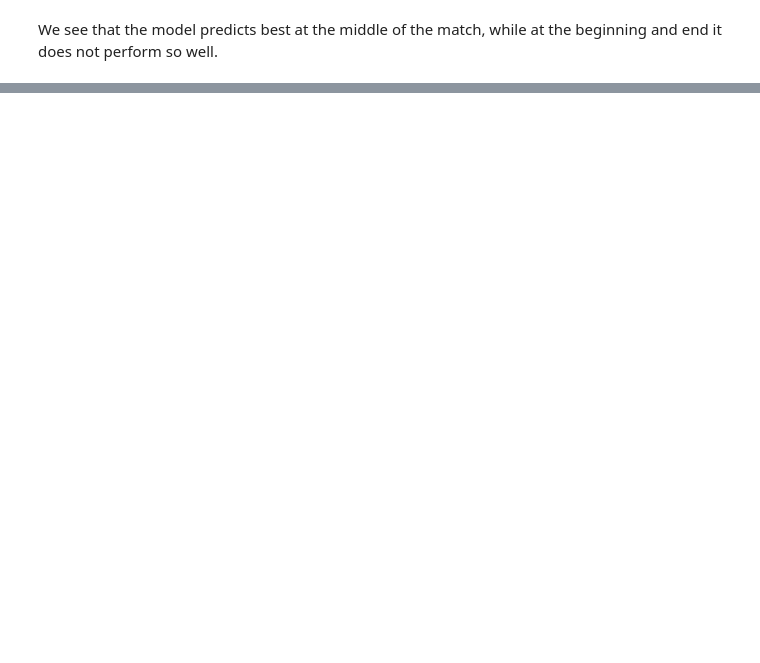
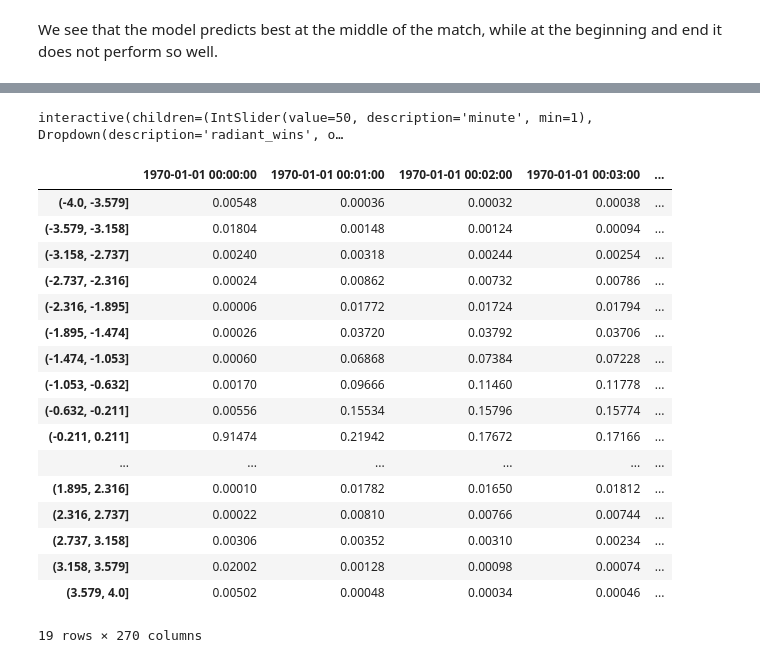
Before and after one commit to nshahpazov/dota-notebooks, a Jupyter notebook: notebooks/real-time-dota-prediction.ipynb, the cells around one changed output, grey strips where cells are left out. Saved outputs shown, nothing was run; the diff lists cells and outputs as text; code cells hidden in the pictures; blank space fills up the shorter version.

```diff
--- a/notebooks/real-time-dota-prediction.ipynb
+++ b/notebooks/real-time-dota-prediction.ipynb
@@ -193,18 +194,5 @@ def show_hist_of_winners(minute = (1, 100), radiant_wins = [True, False], featur
     ts_to_show = df[mask].iloc[:, minute]
     g = sns.distplot(ts_to_show)
     g.set(xlabel=f'mean is {round(ts_to_show.mean(), 4)}', ylabel='Teams win probability');
-
-def binize(df, minumum, maximum, n_bins=20):
-    bins = np.linspace(minimum, maximum, n_bins)
-    binned_df = pd.DataFrame(columns=df.columns)
-
-    for col in df.columns:
-        binned_df[col] = pd.cut(df[col], bins)
-
-    categories, _ = pd.cut(df.iloc[:, 1], bins, retbins=True)
-    return (bins, categories)
-
-binned_gold_df, bin_categories = binize(gold_diff_std_df, -4, 4)
-# binned_xp_df  = binize(xp_diff_std_df, -4, 4)
-# bins = pd.cut(df[col], bins)
-gold_diff_df
+# %% [output]
+interactive(children=(IntSlider(value=50, description='minute', min=1), Dropdown(description='radiant_wins', o…
@@ -210,0 +209,24 @@ gold_diff_df
+# %%
+# fill the transition matrix
+# times_index = gold_diff_std_df.columns
+# for i in times_index[:-1]:
+res
+# %% [output]
+|  | 1970-01-01 00:00:00 | 1970-01-01 00:01:00 | 1970-01-01 00:02:00 | 1970-01-01 00:03:00 | ... |
+| (-4.0, -3.579] | 0.00548 | 0.00036 | 0.00032 | 0.00038 | ... |
+| (-3.579, -3.158] | 0.01804 | 0.00148 | 0.00124 | 0.00094 | ... |
+| (-3.158, -2.737] | 0.00240 | 0.00318 | 0.00244 | 0.00254 | ... |
+| (-2.737, -2.316] | 0.00024 | 0.00862 | 0.00732 | 0.00786 | ... |
+| (-2.316, -1.895] | 0.00006 | 0.01772 | 0.01724 | 0.01794 | ... |
+| (-1.895, -1.474] | 0.00026 | 0.03720 | 0.03792 | 0.03706 | ... |
+| (-1.474, -1.053] | 0.00060 | 0.06868 | 0.07384 | 0.07228 | ... |
+| (-1.053, -0.632] | 0.00170 | 0.09666 | 0.11460 | 0.11778 | ... |
+| (-0.632, -0.211] | 0.00556 | 0.15534 | 0.15796 | 0.15774 | ... |
+| (-0.211, 0.211] | 0.91474 | 0.21942 | 0.17672 | 0.17166 | ... |
+| ... | ... | ... | ... | ... | ... |
+| (1.895, 2.316] | 0.00010 | 0.01782 | 0.01650 | 0.01812 | ... |
+| (2.316, 2.737] | 0.00022 | 0.00810 | 0.00766 | 0.00744 | ... |
+| (2.737, 3.158] | 0.00306 | 0.00352 | 0.00310 | 0.00234 | ... |
+| (3.158, 3.579] | 0.02002 | 0.00128 | 0.00098 | 0.00074 | ... |
+| (3.579, 4.0] | 0.00502 | 0.00048 | 0.00034 | 0.00046 | ... |
+19 rows × 270 columns
```
Also changed, not shown: parts of 21 cells of this notebook.
